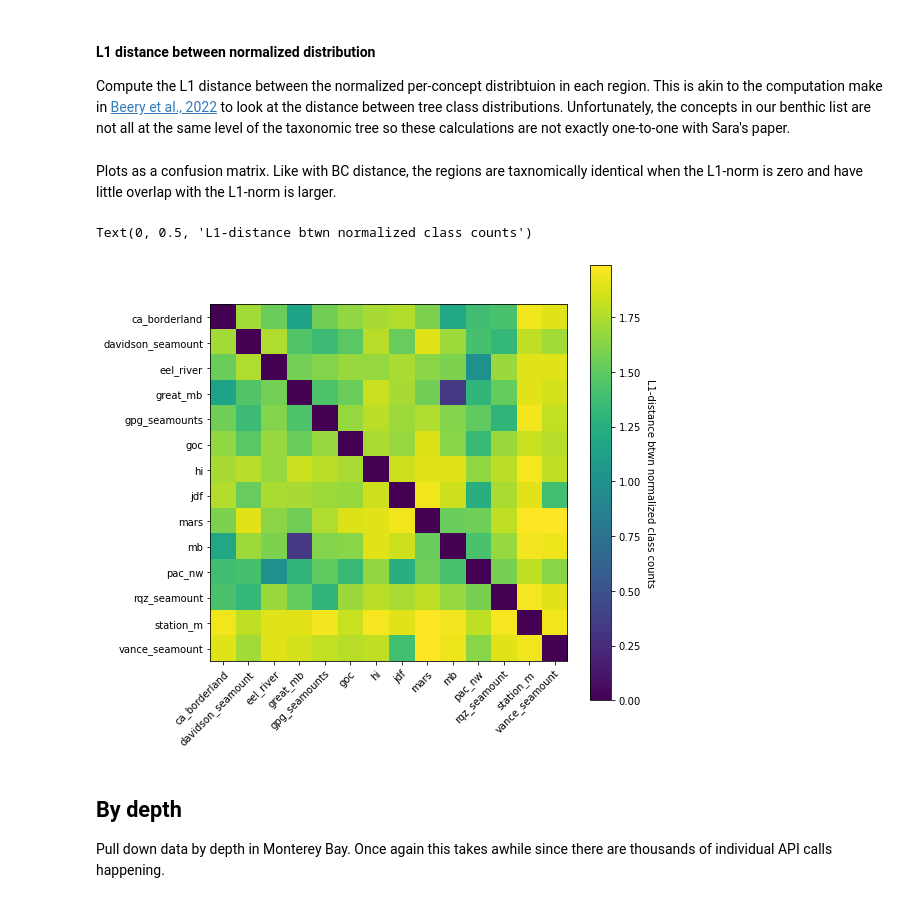
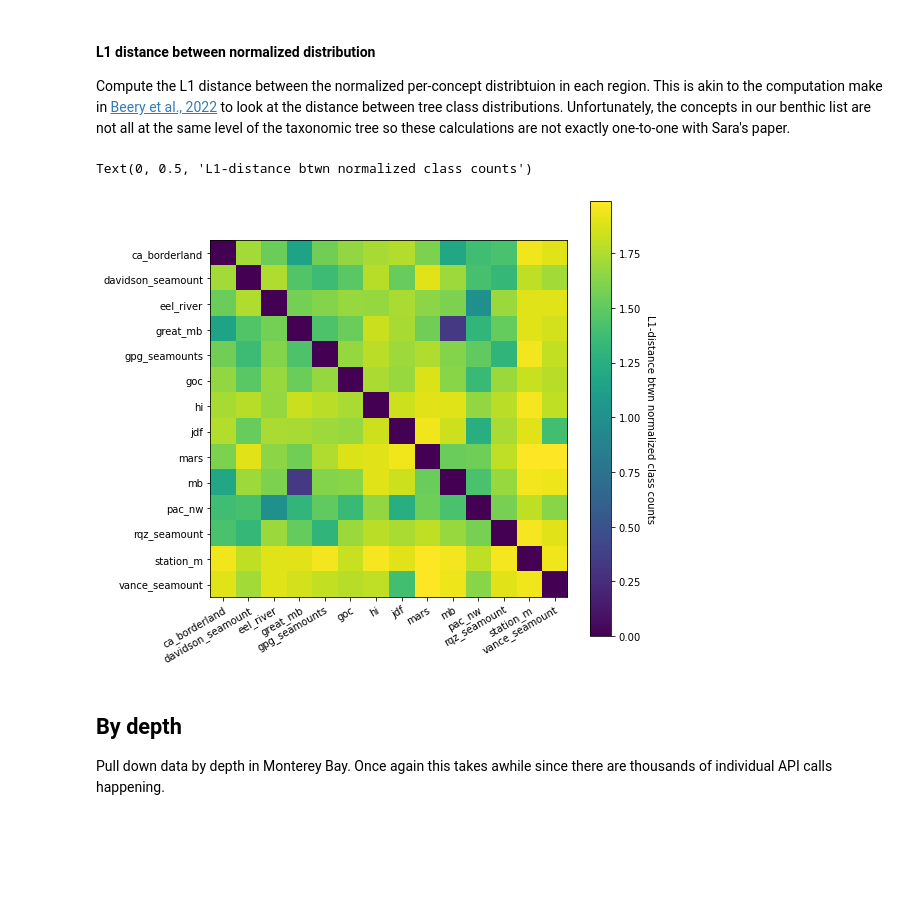
Before and after one commit to eor314/duds_explore, a Jupyter notebook: duds_explore.ipynb, the cells around one changed output. Saved outputs shown, nothing was run; the diff lists cells and outputs as text; code cells hidden in the pictures; blank space fills up the shorter version.

```diff
--- a/duds_explore.ipynb
+++ b/duds_explore.ipynb
@@ -152,13 +152,16 @@ for ii in notebook.tqdm(df.columns.to_list(), desc='regions'):
 # save to this directory
 df.sort_index()
 df.to_csv('benthic_counts_region.csv')
+# %%
+# RUN THIS CELL TO LOAD REGION COUNTS FROM DISK
+counts_df = pd.read_csv('benthic_counts_region.csv', index_col=['concept','count-type'])
 # %%
-df = df.sort_index()  # sort index if not already
+counts_df = counts_df.sort_index()  # sort index if not already
 
 # print the counts of each type in each region and number of concepts
-pd.DataFrame((df.xs("images", level="count-type").sum(),
-    df.xs("bboxes", level="count-type").sum(),
-    df.xs("bboxes", level="count-type")[df.xs("bboxes", level="count-type") != 0].count()),
+pd.DataFrame((counts_df.xs("images", level="count-type").sum(),
+    counts_df.xs("bboxes", level="count-type").sum(),
+    counts_df.xs("bboxes", level="count-type")[counts_df.xs("bboxes", level="count-type") != 0].count()),
     index=["images","bboxes","num-concepts"]
 ).T
 # %% [output]
@@ -255,0 +226,14 @@ Text(0, 0.5, 'Bray-Curtis Dissimilarity')
+# %%
+tmp = counts_df.xs("bboxes", level="count-type")
+tmp = tmp.drop('taney_seamount', axis=1)  # drop Taney Seamount since there are no labels
+
+outbc = pairwise_bc(tmp)
+
+fig, ax = plt.subplots(figsize=(8,8))
+im, cbar = heatmap(outbc.to_numpy(),
+    row_labels=outbc.columns.to_list(),
+    col_labels=outbc.columns.to_list(),
+    ax=ax,
+    cmap='viridis'
+)
+cbar.ax.set_ylabel('Bray-Curtis Dissimilarity', rotation=-90, va="bottom")
@@ -269,19 +246,17 @@ outL1 = pd.DataFrame(outL1)
-# %% [markdown]
-Plots as a confusion matrix. Like with BC distance, the regions are taxnomically identical when the L1-norm is zero and have little overlap with the L1-norm is larger.
 # %%
+outL1 = pairwise_L1_dist(tmp)
+
 fig, ax = plt.subplots(figsize=(8,8))
-im = ax.imshow(outL1.to_numpy(),cmap='viridis')
-ax.set_yticks(np.arange(len(outL1.columns.to_list())))
-ax.set_yticklabels(labels=outL1.columns.to_list())
-ax.set_xticks(np.arange(len(outL1.columns.to_list())))
-ax.set_xticklabels(labels=outL1.columns.to_list())
-plt.setp(ax.get_xticklabels(), rotation=45, ha="right",
-         rotation_mode="anchor")
-cbar = ax.figure.colorbar(im, ax=ax)
+im, cbar = heatmap(outL1.to_numpy(),
+    row_labels=outL1.columns.to_list(),
+    col_labels=outL1.columns.to_list(),
+    ax=ax,
+    cmap='viridis'
+)
 cbar.ax.set_ylabel('L1-distance btwn normalized class counts', rotation=-90, va="bottom")
 # %% [output]
 Text(0, 0.5, 'L1-distance btwn normalized class counts')
-[figure, old version]
+[figure, new version]
 # %% [markdown]
 ## By depth
 Pull down data by depth in Monterey Bay. Once again this takes awhile since there are thousands of individual API calls happening.
```
Also changed, not shown: parts of 21 cells of this notebook.
